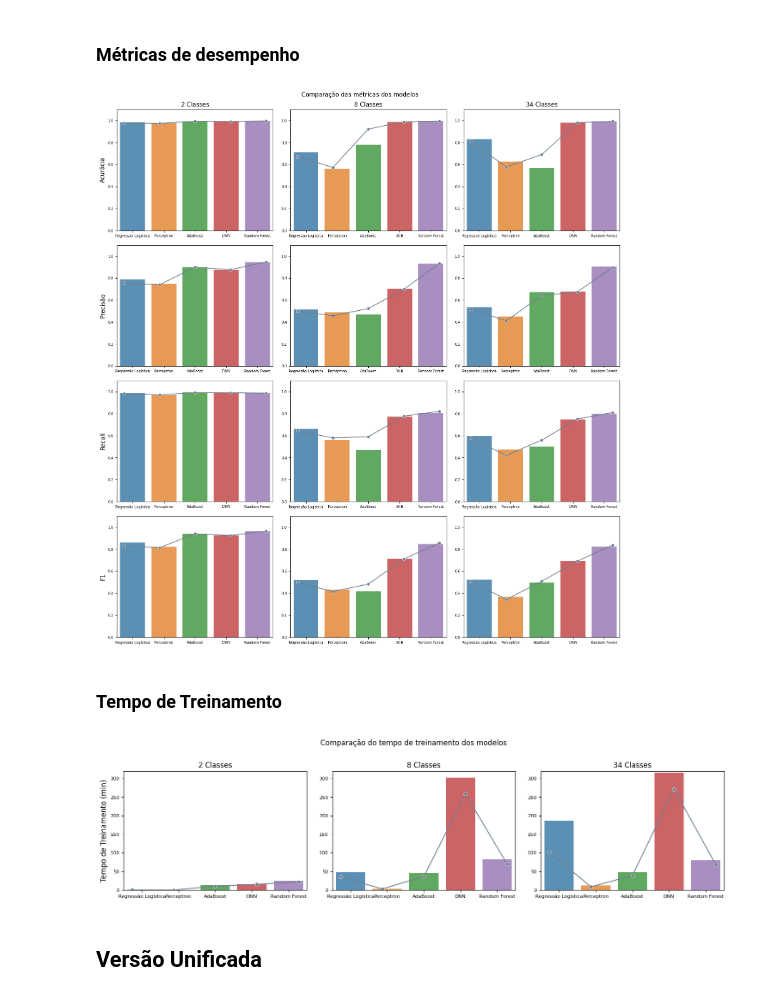
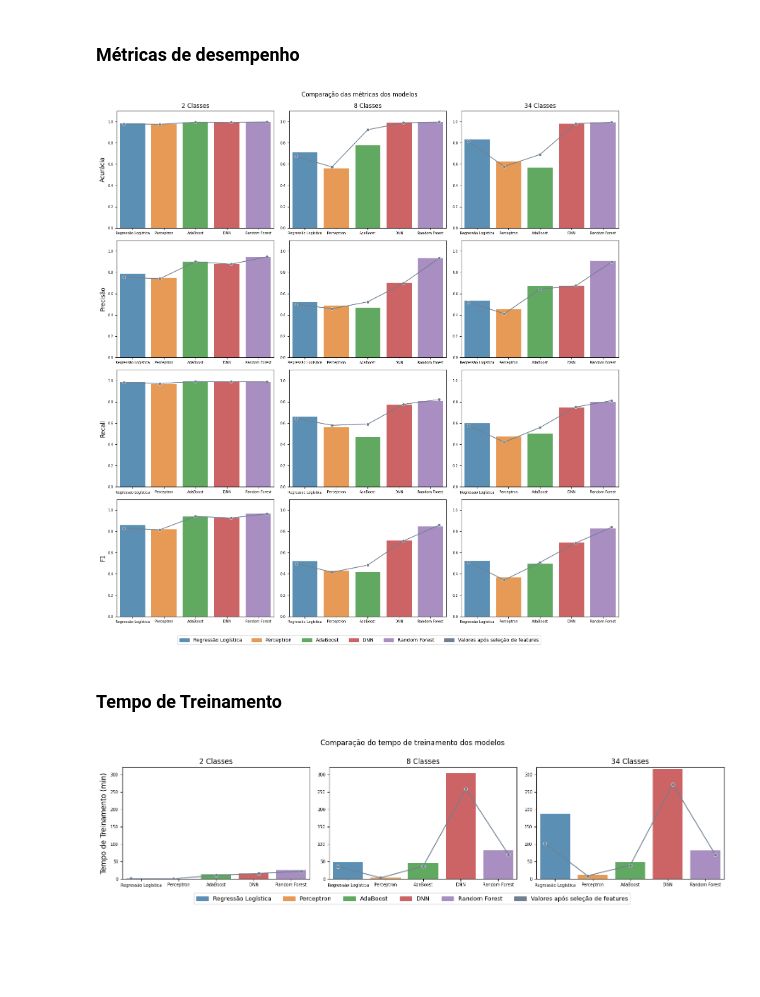
Before and after one commit to oliveiraleo/DCC130, a Jupyter notebook: src/Notebook.ipynb, the cells around one changed output. Cells and saved outputs as stored; diff of their text form; code cells hidden in the pictures; blank space fills up the shorter version.

Commit message:
feat: salvando figuras como pdf e criando legenda manualmente

```diff
--- a/src/Notebook.ipynb
+++ b/src/Notebook.ipynb
@@ -58,6 +60,19 @@ df.set_index("model", inplace=True)
 features_groupby = df.groupby("num_features")
 metrics = ["Acurácia", "Precisão", "Recall", "F1"]
 all_metrics = ["Acurácia", "Precisão", "Recall", "F1", "Tempo de Treinamento"]
+# %%
+def make_legend(figure: matplotlib.figure.Figure):
+    lr_patch = mpatches.Patch(color="#5b90b4", label="Regressão Logística")
+    per_patch = mpatches.Patch(color="#e79a56", label="Perceptron")
+    adb_patch = mpatches.Patch(color="#61a861", label="AdaBoost")
+    dnn_patch = mpatches.Patch(color="#cc6465", label="DNN")
+    rf_patch = mpatches.Patch(color="#a88ec1", label="Random Forest")
+    line_patch = mpatches.Patch(color="slategray", label="Valores após seleção de features")
+    figure.legend(
+        handles=[lr_patch, per_patch, adb_patch, dnn_patch, rf_patch, line_patch],
+        loc="lower center",
+        ncol=6,
+    )
 # %% [markdown]
 ### Métricas de desempenho
 # %%
@@ -90,36 +105,39 @@ for i, metric in enumerate(metrics):
             marker="o",
             markeredgewidth=0.5,
             color="slategray",
             ax=new_ax,
         )
         ax.grid(False)
         new_ax.grid(False)
 
         ax.set_xlabel("")
         ax.tick_params(axis="both", which="major", labelsize=7)
         ax.tick_params(axis="both", which="minor", labelsize=5)
 
         new_ax.get_xaxis().set_visible(False)
 
         ax.set_ylim(0, 1.1)
         new_ax.set_ylim(0, 1.1)
 
         if i == 0:
             ax.set_title(f"{num_classes} Classes")
 
         if j == 0:
             ax.set_ylabel(metric, size="large")
         else:
             ax.set_ylabel("")
 
+make_legend(fig)
 plt.suptitle("Comparação das métricas dos modelos")
-plt.tight_layout(pad=1.5)
+plt.tight_layout(rect=[0, 0.03, 1, 0.99])
 plt.show()
 
 if SAVE_PLOTS:
-    fig.get_figure().savefig(FIGURES_DIR / "performance_metrics.png")
+    fig.get_figure().savefig(
+        fname=FIGURES_DIR / "performance_metrics.pdf", format="pdf"
+    )
 # %% [output]
-[figure, old version]
+[figure, new version]
 # %% [markdown]
 ### Tempo de Treinamento
 # %%
@@ -157,8 +175,8 @@ for i, (num_classes, df_feature) in enumerate(features_groupby):
     new_ax.grid(False)
 
     ax.set_xlabel("")
-    ax.tick_params(axis="both", which="major", labelsize=8)
-    ax.tick_params(axis="both", which="minor", labelsize=6)
+    ax.tick_params(axis="both", which="major", labelsize=7)
+    ax.tick_params(axis="both", which="minor", labelsize=5)
 
     new_ax.get_xaxis().set_visible(False)
 
@@ -172,13 +190,16 @@ for i, (num_classes, df_feature) in enumerate(features_groupby):
     else:
         ax.set_ylabel("")
 
+
+make_legend(fig)
+
 plt.suptitle("Comparação do tempo de treinamento dos modelos")
-plt.tight_layout(pad=1.5)
+plt.tight_layout(rect=[0, 0.07, 1, 0.99])
 plt.show()
 
 if SAVE_PLOTS:
-    fig.get_figure().savefig(FIGURES_DIR / "training_time.png")
+    fig.get_figure().savefig(
+        fname=FIGURES_DIR / "training_time.pdf", format="pdf"
+    )
 # %% [output]
-[figure, old version]
+[figure, new version]
-# %% [markdown]
-## Versão Unificada
```
Also changed, not shown: parts of 2 cells of this notebook, 1 other file.
